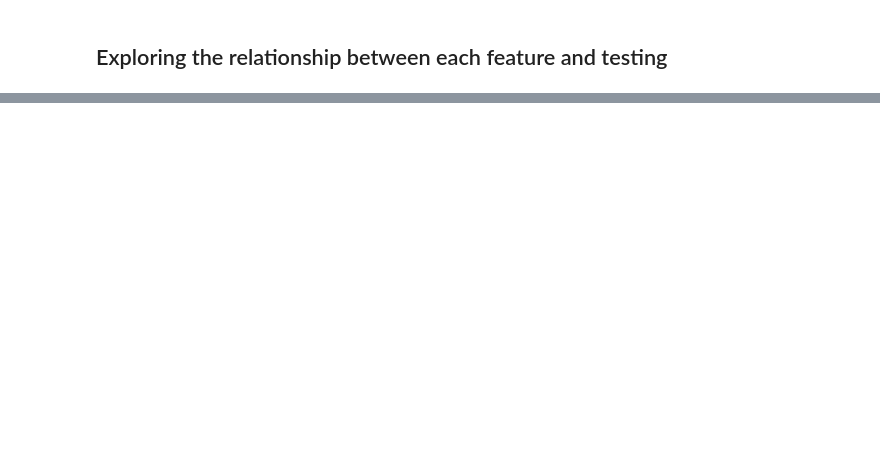
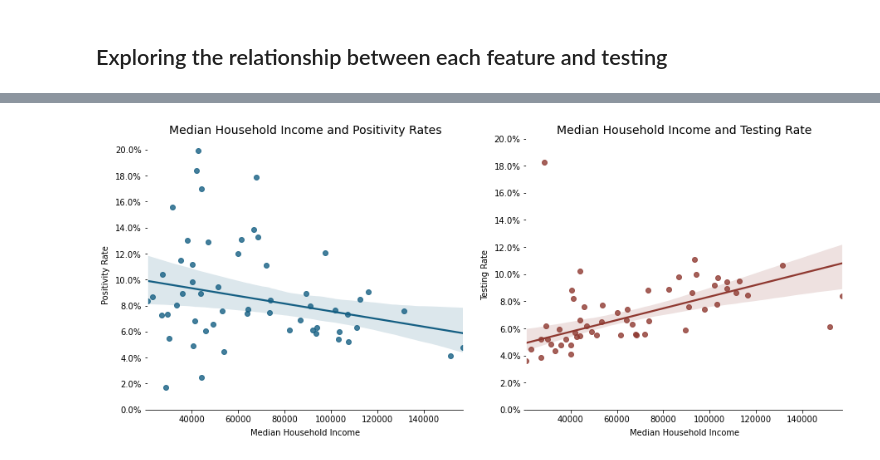
Before and after one commit to Jamilmirabito/chicago_covid_19_zip_code_analysis, a Jupyter notebook: zip_code_regression_analysis.ipynb, the cells around one changed output, grey strips where cells are left out. Drawn from its saved outputs; the diff is of its cells as text; code cells hidden in the pictures; blank space fills up the shorter version.

```diff
--- a/zip_code_regression_analysis.ipynb
+++ b/zip_code_regression_analysis.ipynb
@@ -209,0 +306,45 @@ An R-Squared value of 42.6 percent is relatively low for this analysis. It impli
+# %%
+# Turn the above code into a function for the rest of the variables.
+
+def make_scatter(x, var_name):
+    fig, (ax1, ax2) = plt.subplots(nrows=1, ncols=2, figsize=(15,6))
+    fig.patch.set_facecolor('white')
+    y1 = positivity_rate
+    y2 = testing_rate
+
+    sns.regplot(x, y1, robust=True, color = colors[1], ax=ax1)
+    ax1.set_title(var_name+' and Positivity Rates', fontsize=14)
+    ax1.set_xlabel(var_name, labelpad=6.0)
+    ax1.set_yticks(np.arange(0,.22,.02))
+    ax1.yaxis.set_major_formatter(mtick.PercentFormatter(xmax=1, decimals=1))
+    ax1.set_ylabel('Positivity Rate', labelpad=6.0)
+    if x.mean() <= 1:
+        ax1.xaxis.set_major_formatter(mtick.PercentFormatter(xmax=1, decimals=1))
+
+    sns.regplot(x, y2, robust=True, color = colors[2], ax=ax2)
+    ax2.set_title(var_name+' and Testing Rate', fontsize=14)
+    ax2.set_xlabel(var_name, labelpad = 6.0)
+    ax2.set_yticks(np.arange(0,.22,.02))
+    ax2.yaxis.set_major_formatter(mtick.PercentFormatter(xmax=1, decimals=1))
+    ax2.set_ylabel('Testing Rate', labelpad=6.0)
+    if x.mean() <= 1:
+        ax2.xaxis.set_major_formatter(mtick.PercentFormatter(xmax=1, decimals=1))
+
+
+    spine_position = ['top', 'left', 'right']
+    for spine in spine_position:
+        ax1.spines[spine].set_color('white')
+
+    spine_position = ['top', 'left', 'right']
+    for spine in spine_position:
+        ax2.spines[spine].set_color('white')
+
+    corrs_pvals.append({'var': var_name, 'posRate_r': round(stats.pearsonr(x, y1)[0], 3),
+                   'posRate_p': round(stats.pearsonr(x, y1)[1], 3), 'testing_r': round(stats.pearsonr(x, y2)[0], 3),
+                   'testing_p': round(stats.pearsonr(x, y2)[1], 3)})
+
+    plt.show()
+# %%
+make_scatter(x = df.medianHHInc, var_name = 'Median Household Income' )
+# %% [output]
+[figure, added]
```
Also changed, not shown: parts of 30 cells of this notebook.
